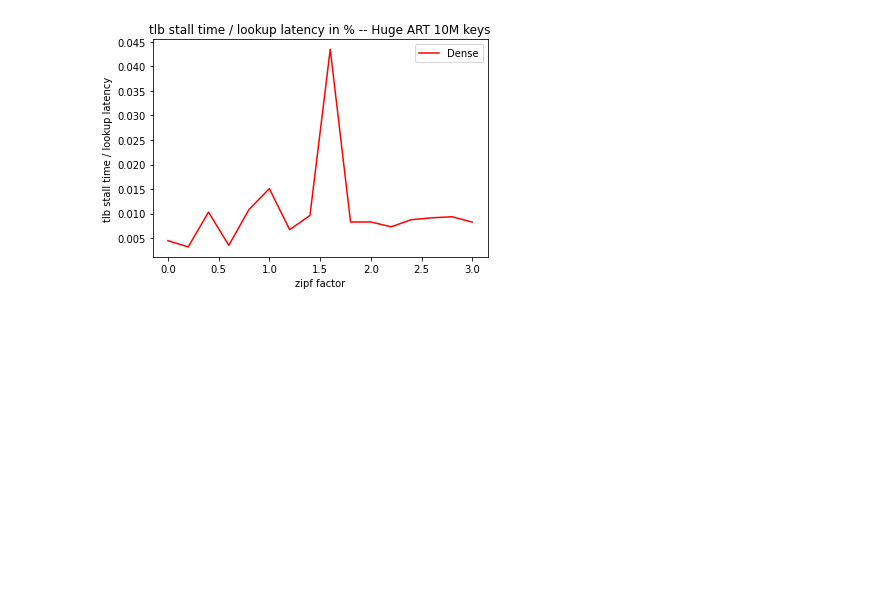
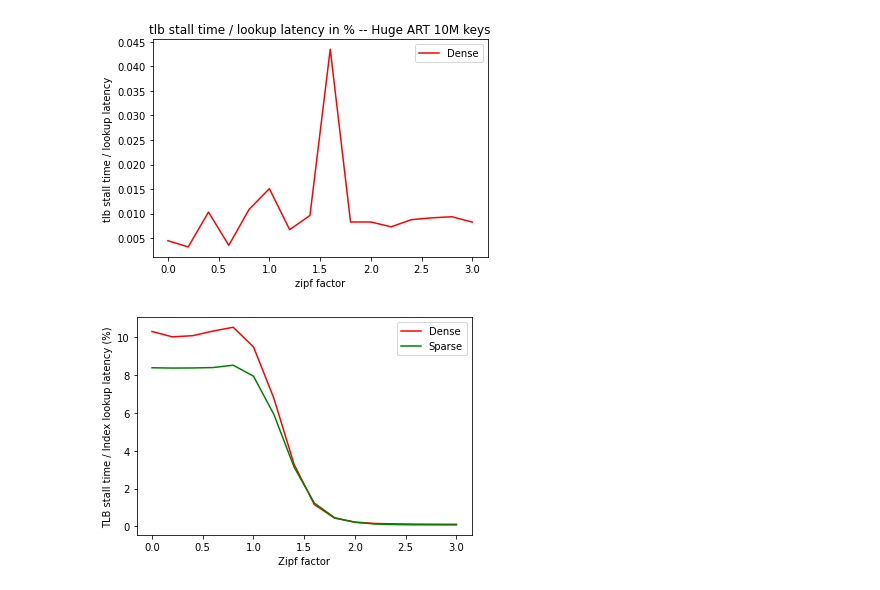
Before and after one commit to JigaoLuo/duckdb, a Jupyter notebook: third_party/ART/Old_CSVs/tlb_fig2_3.ipynb, the cells around one changed output. Saved outputs shown, nothing was run; the diff lists cells and outputs as text; code cells hidden in the pictures; blank space fills up the shorter version.

```diff
--- a/third_party/ART/Old_CSVs/tlb_fig2_3.ipynb
+++ b/third_party/ART/Old_CSVs/tlb_fig2_3.ipynb
@@ -78,3 +78,26 @@ plt.title("tlb stall time / lookup latency in % -- Huge ART 10M keys")
 plt.show()
 # %% [output]
 [figure]
+# %%
+import pandas as pd
+import matplotlib.pyplot as plt
+from brokenaxes import brokenaxes
+import numpy as np
+import os
+tlb_latency=20
+df_10m_dense = pd.read_csv('ARTnew/art-10m-sortedkey-dense.csv')
+dense_ratio = 100 * (tlb_latency * df_10m_dense['dTLB-load-misses']) / df_10m_dense['cycles']
+
+df_10m_sparse = pd.read_csv('ARTnew/art-10m-sparse.csv')
+sparse_ratio = 100 * (tlb_latency * df_10m_sparse['dTLB-load-misses']) / df_10m_sparse['cycles']
+
+plt.plot(df_10m_dense['alpha'], dense_ratio, label='Dense', color='r')
+plt.plot(df_10m_dense['alpha'], sparse_ratio, label='Sparse', color='g')
+plt.legend()
+plt.xlabel("Zipf factor")
+plt.ylabel("TLB stall time / Index lookup latency (%)")
+# plt.title("TLB stall time / Index lookup latency (%)")
+plt.savefig(os.path.join('f2.pdf'), dpi=300, format='pdf', bbox_inches='tight') # use format='svg' or 'pdf' for vectorial pictures
+plt.show()
+# %% [output]
+[figure, added]
```
Also changed, not shown: parts of 3 cells of this notebook, 2 other files.
